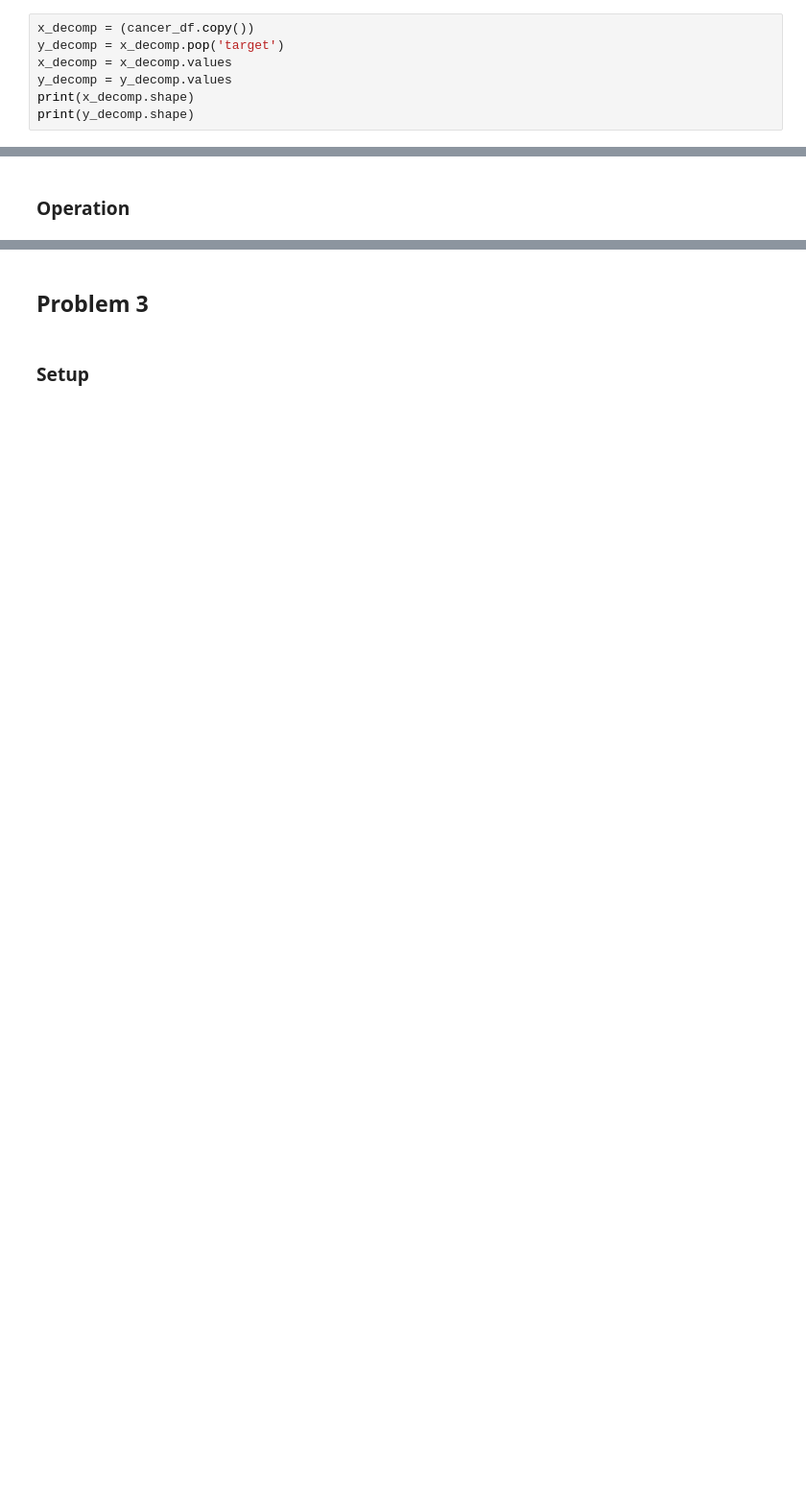
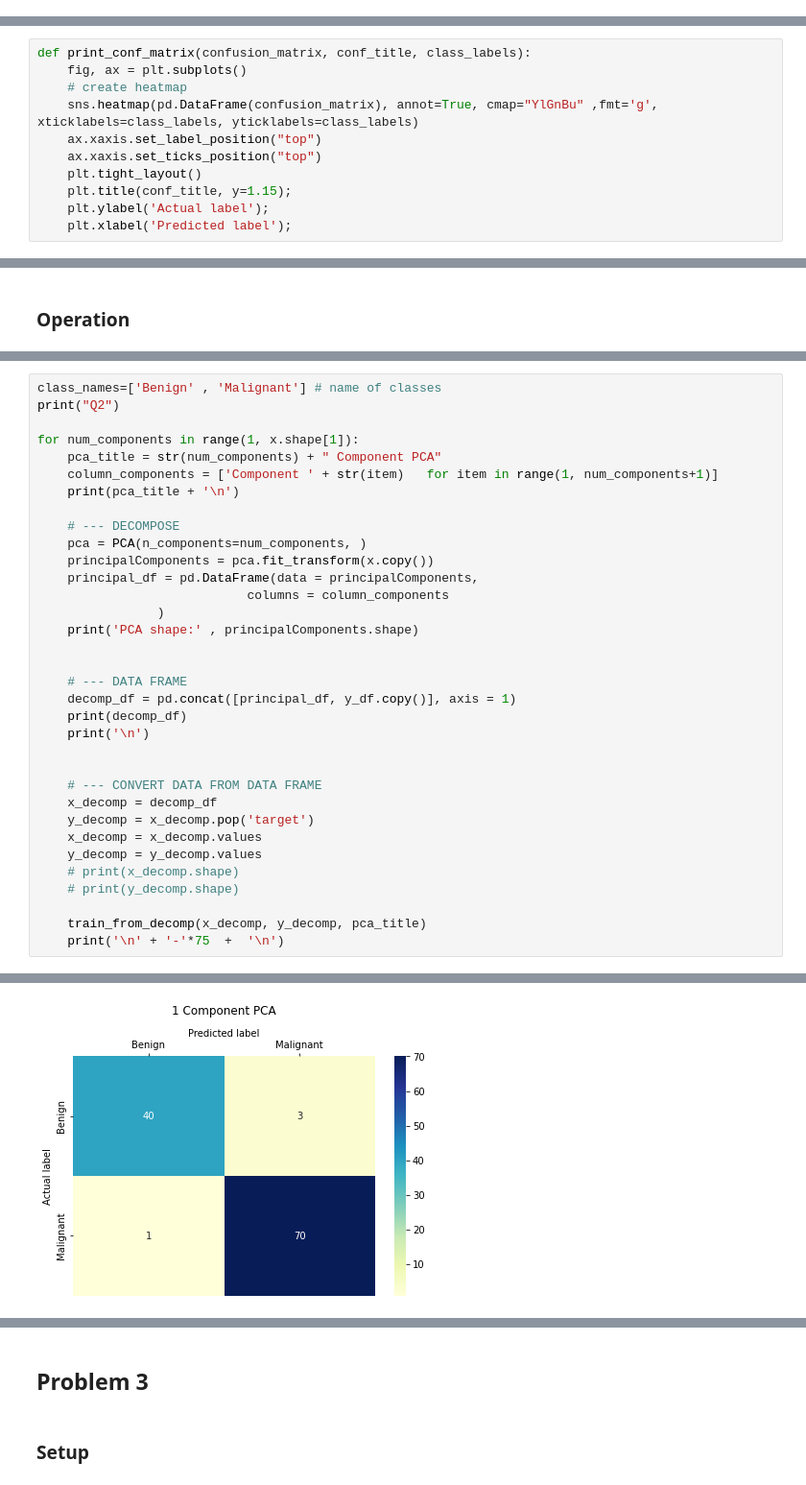
Before and after one commit to A-Hudson-0117/MachineLearning-Intro, a Jupyter notebook: naïve bayesian (hw 3)/naïve bayesian.ipynb, the cells around one changed output, grey strips where cells are left out. Shown at 96% size. Drawn from its saved outputs; the diff is of its cells as text; blank space fills up the shorter version.

```diff
--- a/naïve bayesian (hw 3)/naïve bayesian.ipynb
+++ b/naïve bayesian (hw 3)/naïve bayesian.ipynb
@@ -213,7 +185,0 @@ final_df
-# %%
-x_decomp = (cancer_df.copy())
-y_decomp = x_decomp.pop('target')
-x_decomp = x_decomp.values
-y_decomp = y_decomp.values
-print(x_decomp.shape)
-print(y_decomp.shape)
@@ -222,0 +188,11 @@ print(y_decomp.shape)
+# %%
+def print_conf_matrix(confusion_matrix, conf_title, class_labels):
+    fig, ax = plt.subplots()
+    # create heatmap
+    sns.heatmap(pd.DataFrame(confusion_matrix), annot=True, cmap="YlGnBu" ,fmt='g', xticklabels=class_labels, yticklabels=class_labels)
+    ax.xaxis.set_label_position("top")
+    ax.xaxis.set_ticks_position("top")
+    plt.tight_layout()
+    plt.title(conf_title, y=1.15);
+    plt.ylabel('Actual label');
+    plt.xlabel('Predicted label');
@@ -269,0 +225,35 @@ plt.xlabel('Predicted label');
+# %%
+class_names=['Benign' , 'Malignant'] # name of classes
+print("Q2")
+
+for num_components in range(1, x.shape[1]):
+    pca_title = str(num_components) + " Component PCA"
+    column_components = ['Component ' + str(item)   for item in range(1, num_components+1)]
+    print(pca_title + '\n')
+
+    # --- DECOMPOSE
+    pca = PCA(n_components=num_components, )
+    principalComponents = pca.fit_transform(x.copy())
+    principal_df = pd.DataFrame(data = principalComponents,
+                            columns = column_components
+                )
+    print('PCA shape:' , principalComponents.shape)
+
+
+    # --- DATA FRAME
+    decomp_df = pd.concat([principal_df, y_df.copy()], axis = 1)
+    print(decomp_df)
+    print('\n')
+
+
+    # --- CONVERT DATA FROM DATA FRAME
+    x_decomp = decomp_df
+    y_decomp = x_decomp.pop('target')
+    x_decomp = x_decomp.values
+    y_decomp = y_decomp.values
+    # print(x_decomp.shape)
+    # print(y_decomp.shape)
+
+    train_from_decomp(x_decomp, y_decomp, pca_title)
+    print('\n' + '-'*75  +  '\n')
+# %% [output]
@@ -269,0 +294 @@ plt.xlabel('Predicted label');
+[figure, added]
```
Also changed, not shown: parts of 37 cells of this notebook.
